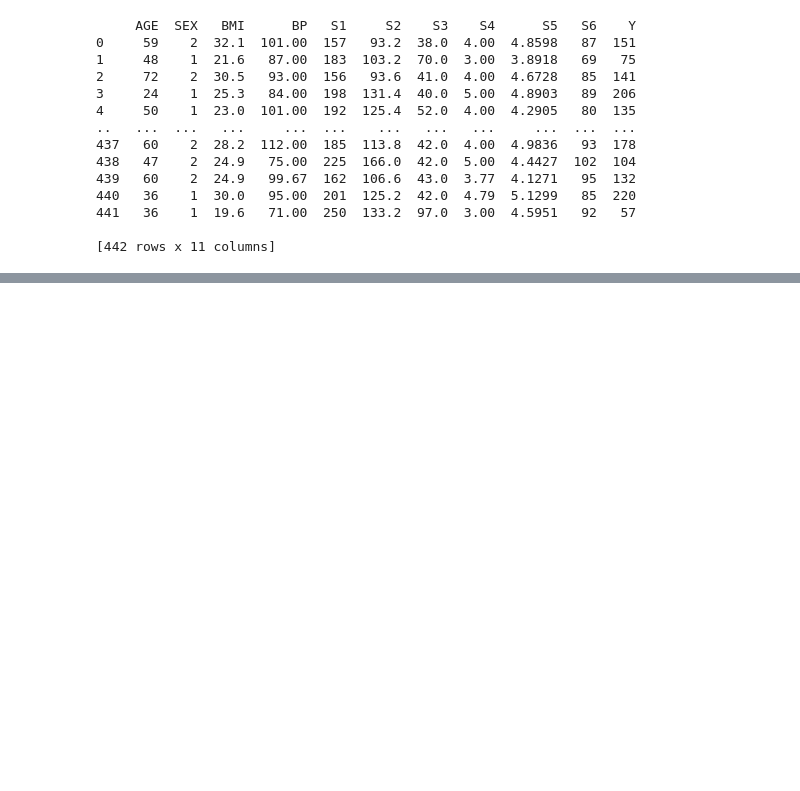
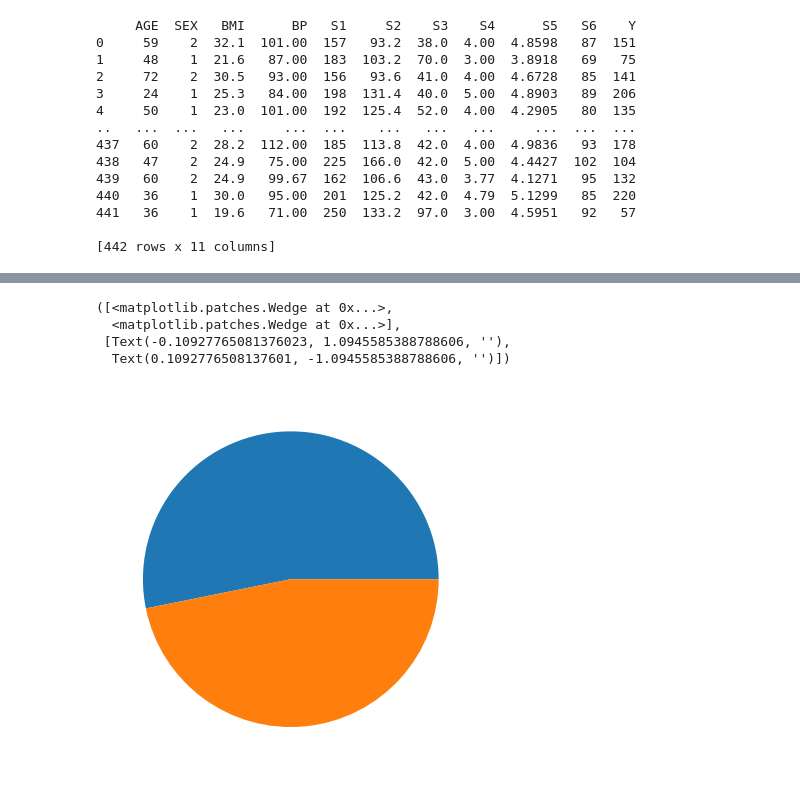
Before and after one commit to chaehee-Jin/-AWS--Python, a Jupyter notebook: Day24_diabetes.ipynb, the cells around one changed output, grey strips where cells are left out. Cells and saved outputs as stored; diff of their text form; code cells hidden in the pictures; blank space fills up the shorter version.

```diff
--- a/Day24_diabetes.ipynb
+++ b/Day24_diabetes.ipynb
@@ -29,0 +46,9 @@ axe.plot(pd_data['BMI'])
+# %%
+_, axe =plt.subplots()
+axe.pie(pd_data['SEX'].value_counts())
+# %% [output]
+([<matplotlib.patches.Wedge at 0x...>,
+  <matplotlib.patches.Wedge at 0x...>],
+ [Text(-0.10927765081376023, 1.0945585388788606, ''),
+  Text(0.1092776508137601, -1.0945585388788606, '')])
+[figure, added]
```
Also changed, not shown: parts of 6 cells of this notebook, 3 other files.
